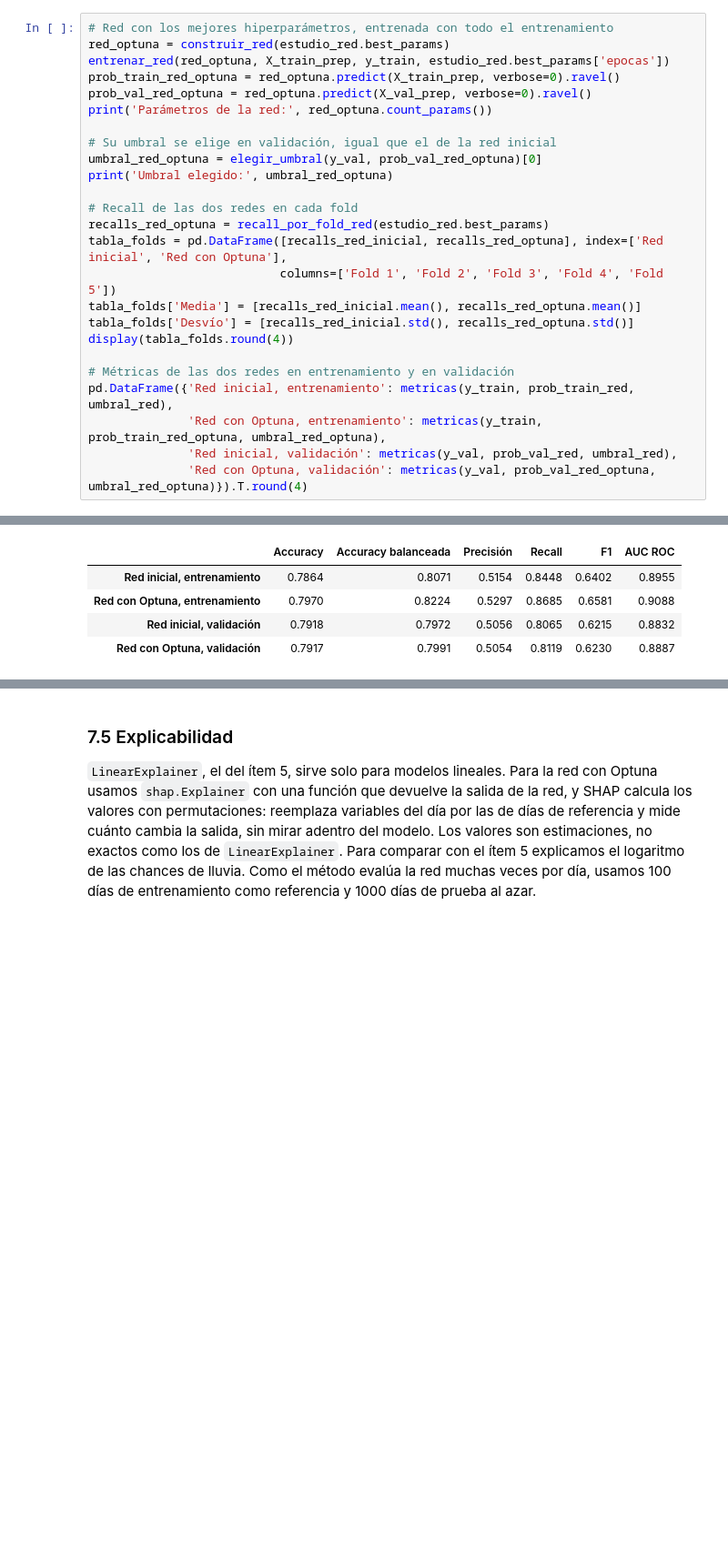
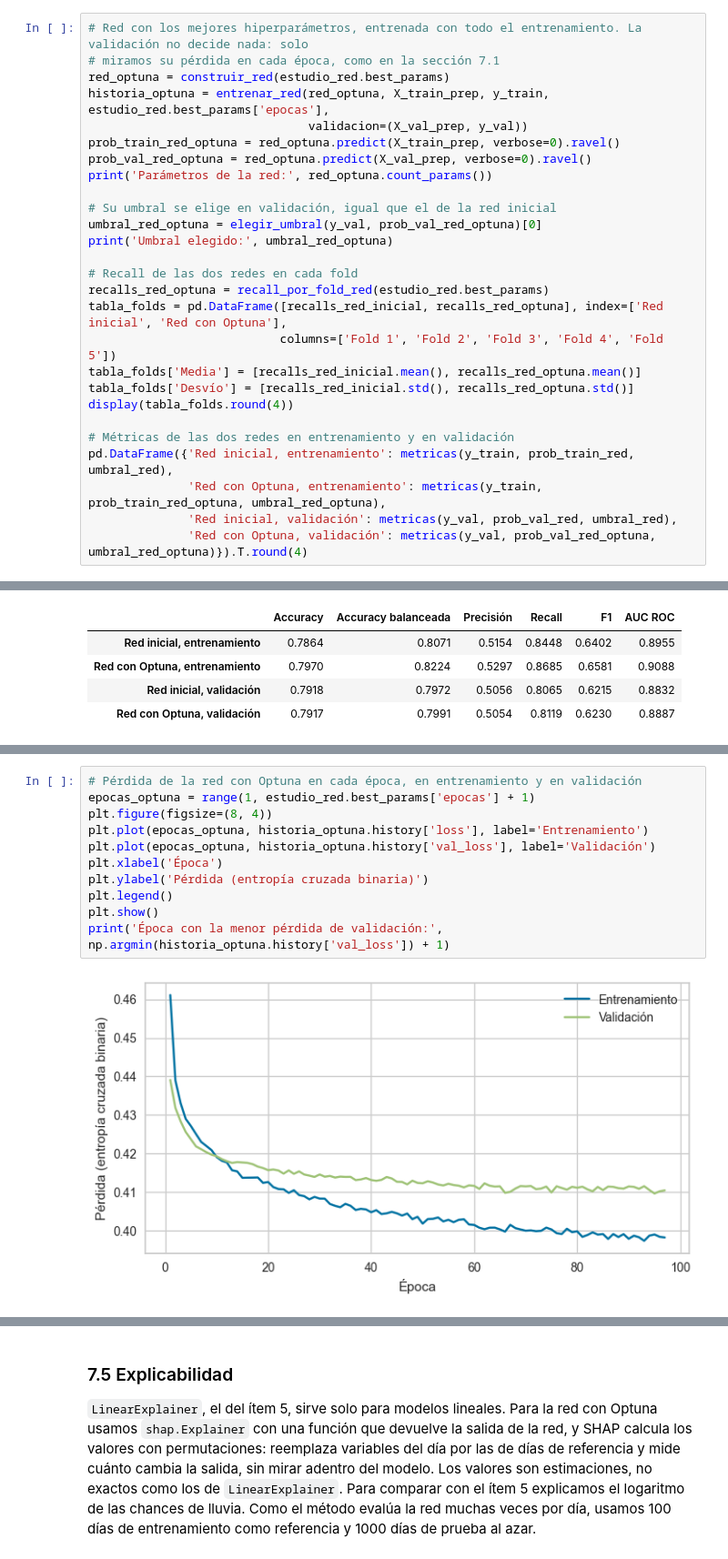
Before and after one commit to ismadarruiz-atr/TP_AA1_Calabozo_Darruiz_DiCarlo_Giuntoli, a Jupyter notebook: TP_2/TP-clasificacion-AA1.ipynb, the cells around one changed output, grey strips where cells are left out. Shown at 91% size. Saved outputs shown, nothing was run; the diff lists cells and outputs as text; blank space fills up the shorter version.

```diff
--- a/TP_2/TP-clasificacion-AA1.ipynb
+++ b/TP_2/TP-clasificacion-AA1.ipynb
@@ -1830,7 +1834,9 @@ los folds y en validación.
 # %%
-# Red con los mejores hiperparámetros, entrenada con todo el entrenamiento
+# Red con los mejores hiperparámetros, entrenada con todo el entrenamiento. La validación no decide nada: solo
+# miramos su pérdida en cada época, como en la sección 7.1
 red_optuna = construir_red(estudio_red.best_params)
-entrenar_red(red_optuna, X_train_prep, y_train, estudio_red.best_params['epocas'])
+historia_optuna = entrenar_red(red_optuna, X_train_prep, y_train, estudio_red.best_params['epocas'],
+                               validacion=(X_val_prep, y_val))
 prob_train_red_optuna = red_optuna.predict(X_train_prep, verbose=0).ravel()
 prob_val_red_optuna = red_optuna.predict(X_val_prep, verbose=0).ravel()
 print('Parámetros de la red:', red_optuna.count_params())
@@ -1874,0 +1883,13 @@ así que nos quedamos con ella.
+# %%
+# Pérdida de la red con Optuna en cada época, en entrenamiento y en validación
+epocas_optuna = range(1, estudio_red.best_params['epocas'] + 1)
+plt.figure(figsize=(8, 4))
+plt.plot(epocas_optuna, historia_optuna.history['loss'], label='Entrenamiento')
+plt.plot(epocas_optuna, historia_optuna.history['val_loss'], label='Validación')
+plt.xlabel('Época')
+plt.ylabel('Pérdida (entropía cruzada binaria)')
+plt.legend()
+plt.show()
+print('Época con la menor pérdida de validación:', np.argmin(historia_optuna.history['val_loss']) + 1)
+# %% [output]
+[figure, added]
```
Also changed, not shown: parts of 13 cells of this notebook, 3 other files.
